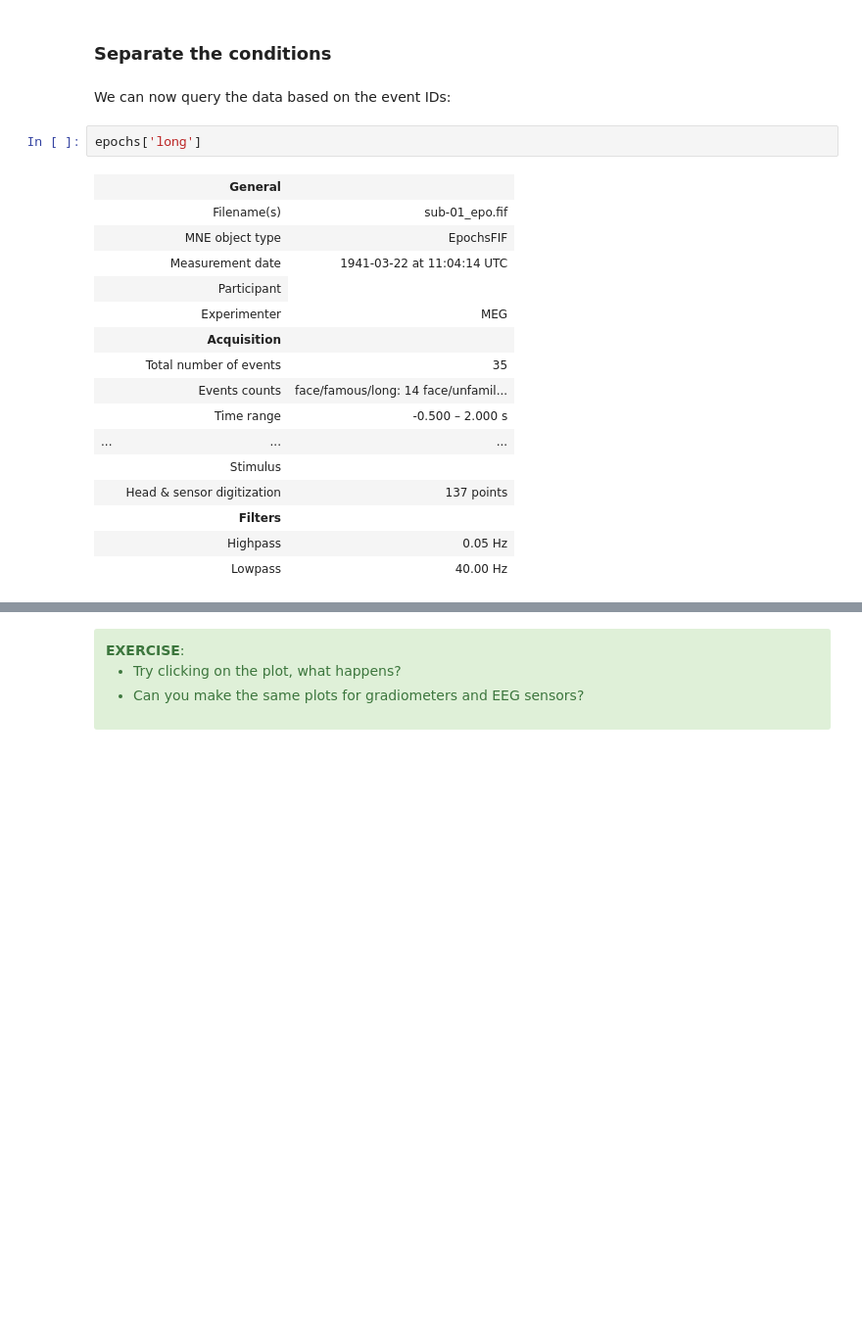
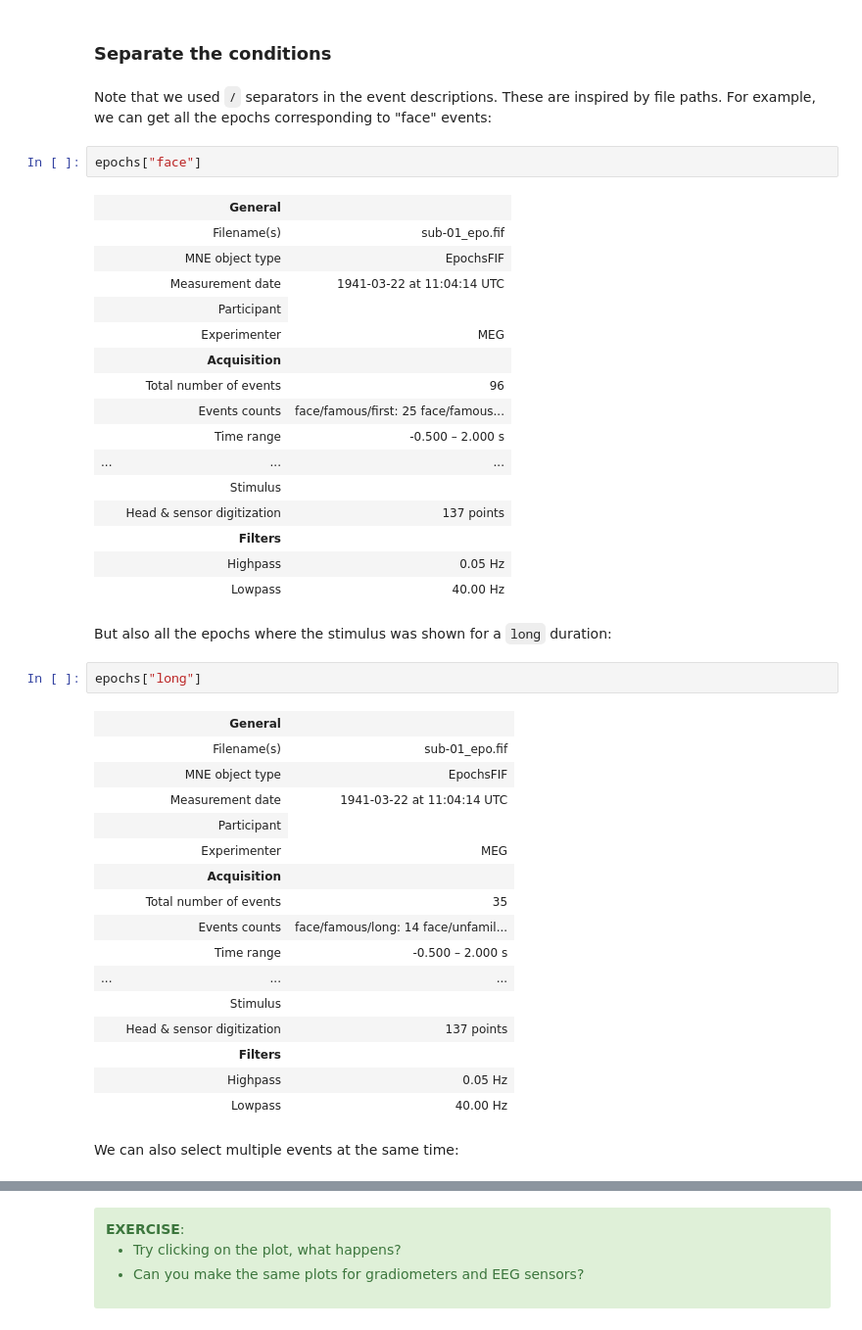
Before and after one commit to wmvanvliet/mne-course, a Jupyter notebook: 2-sensor-level.ipynb, the cells around one changed output, grey strips where cells are left out. Shown at 98% size. Cells and saved outputs as stored; diff of their text form; blank space fills up the shorter version.

```diff
--- a/2-sensor-level.ipynb
+++ b/2-sensor-level.ipynb
@@ -135,10 +135,31 @@ epochs
 |  | Lowpass | 40.00 Hz |
 # %% [markdown]
 ### Separate the conditions
-# %% [markdown]
-We can now query the data based on the event IDs:
+# %% [markdown]
+Note that we used `/` separators in the event descriptions. These are inspired by file paths. For example, we can get all the epochs corresponding to "face" events:
+# %%
+epochs["face"]
+# %% [output]
+|  | General |  |
+|  | Filename(s) | sub-01_epo.fif |
+|  | MNE object type | EpochsFIF |
+|  | Measurement date | 1941-03-22 at 11:04:14 UTC |
+|  | Participant |
+|  | Experimenter | MEG |
+|  | Acquisition |  |
+|  | Total number of events | 96 |
+|  | Events counts | face/famous/first: 25 face/famous... |
+|  | Time range | -0.500 – 2.000 s |
+| ... | ... | ... |
+|  | Stimulus |  |
+|  | Head & sensor digitization | 137 points |
+|  | Filters |  |
+|  | Highpass | 0.05 Hz |
+|  | Lowpass | 40.00 Hz |
+# %% [markdown]
+But also all the epochs where the stimulus was shown for a `long` duration:
 # %%
-epochs['long']
+epochs["long"]
 # %% [output]
 |  | General |  |
 |  | Filename(s) | sub-01_epo.fif |
@@ -156,4 +177,6 @@ epochs['long']
 |  | Filters |  |
 |  | Highpass | 0.05 Hz |
 |  | Lowpass | 40.00 Hz |
+# %% [markdown]
+We can also select multiple events at the same time:
 # %%
```
Also changed, not shown: parts of 51 cells of this notebook.
